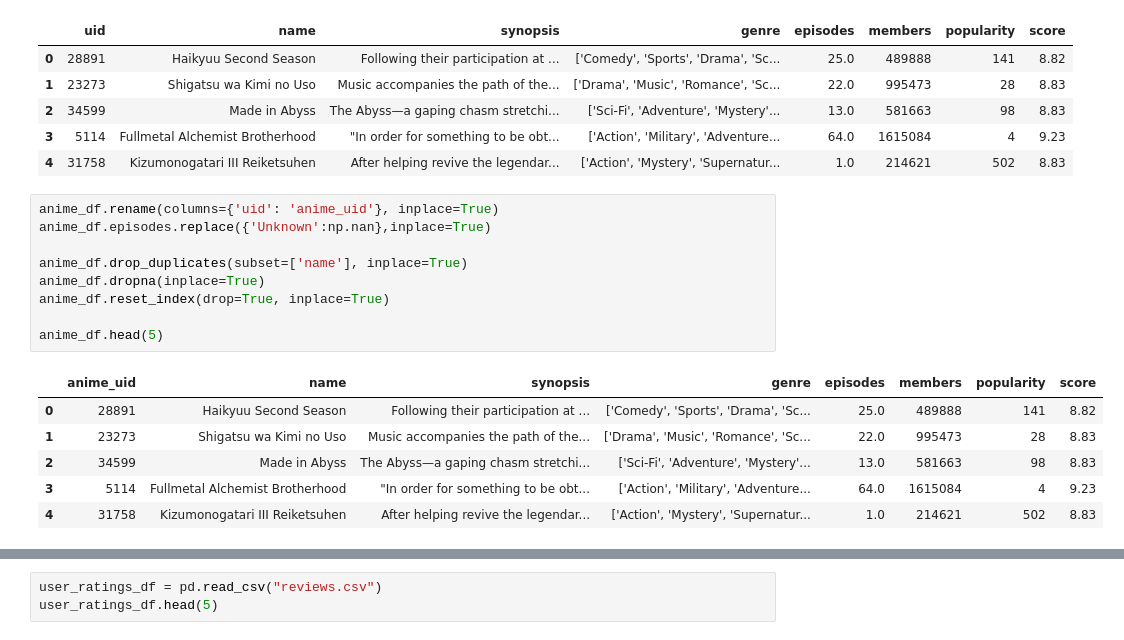
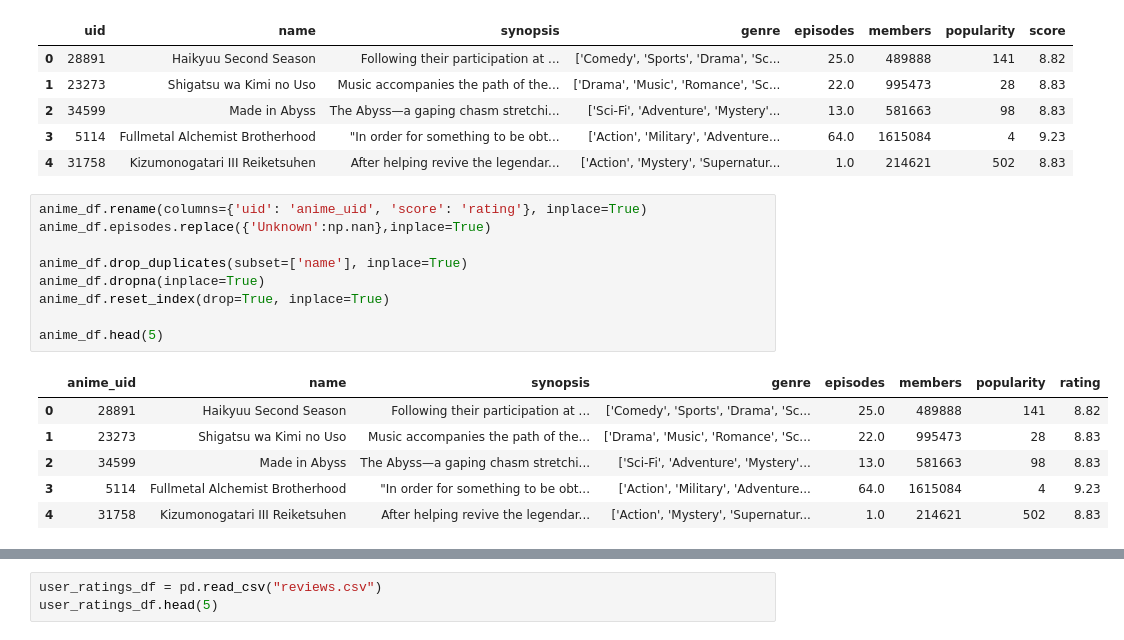
Before and after one commit to Haaris-Syed/AnimeRecommender, a Jupyter notebook: AnimeDataset-Preprocessing.ipynb, the cells around one changed output, grey strips where cells are left out. Drawn from its saved outputs; the diff is of its cells as text.

```diff
--- a/AnimeDataset-Preprocessing.ipynb
+++ b/AnimeDataset-Preprocessing.ipynb
@@ -43,16 +43,16 @@ anime_df.head(5)
 | 3 | 5114 | Fullmetal Alchemist Brotherhood | "In order for something to be obt... | ['Action', 'Military', 'Adventure... | 64.0 | 1615084 | 4 | 9.23 |
 | 4 | 31758 | Kizumonogatari III Reiketsuhen | After helping revive the legendar... | ['Action', 'Mystery', 'Supernatur... | 1.0 | 214621 | 502 | 8.83 |
 # %%
-anime_df.rename(columns={'uid': 'anime_uid'}, inplace=True)
+anime_df.rename(columns={'uid': 'anime_uid', 'score': 'rating'}, inplace=True)
 anime_df.episodes.replace({'Unknown':np.nan},inplace=True)
 
 anime_df.drop_duplicates(subset=['name'], inplace=True)
 anime_df.dropna(inplace=True)
 anime_df.reset_index(drop=True, inplace=True)
 
 anime_df.head(5)
 # %% [output]
-|  | anime_uid | name | synopsis | genre | episodes | members | popularity | score |
+|  | anime_uid | name | synopsis | genre | episodes | members | popularity | rating |
 | 0 | 28891 | Haikyuu Second Season | Following their participation at ... | ['Comedy', 'Sports', 'Drama', 'Sc... | 25.0 | 489888 | 141 | 8.82 |
 | 1 | 23273 | Shigatsu wa Kimi no Uso | Music accompanies the path of the... | ['Drama', 'Music', 'Romance', 'Sc... | 22.0 | 995473 | 28 | 8.83 |
 | 2 | 34599 | Made in Abyss | The Abyss—a gaping chasm stretchi... | ['Sci-Fi', 'Adventure', 'Mystery'... | 13.0 | 581663 | 98 | 8.83 |
```
Also changed, not shown: parts of 21 cells of this notebook.
